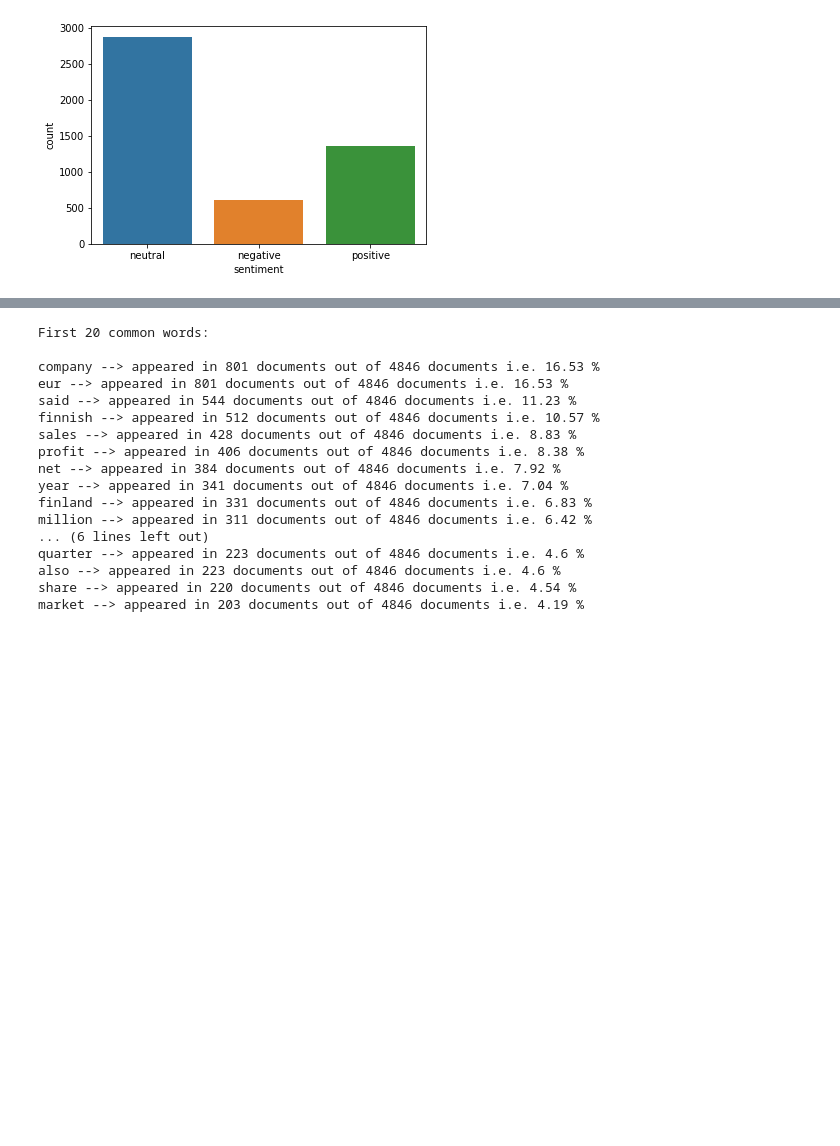
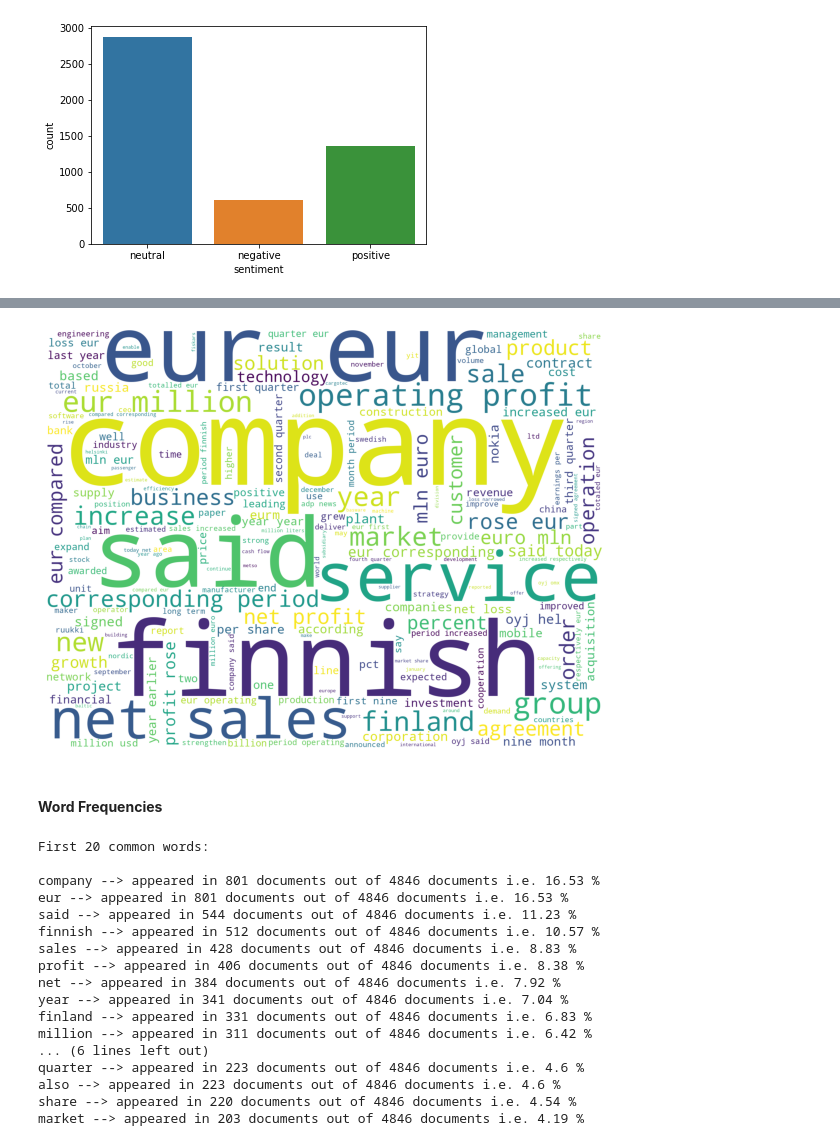
Before and after one commit to achrafbalij/Sentiment-Analysis-on-Financial-News, a Jupyter notebook: SENTIMENT_ANALYSIS.ipynb, the cells around one changed output, grey strips where cells are left out. Drawn from its saved outputs; the diff is of its cells as text; code cells hidden in the pictures; blank space fills up the shorter version.

```diff
--- a/SENTIMENT_ANALYSIS.ipynb
+++ b/SENTIMENT_ANALYSIS.ipynb
@@ -230,3 +185,9 @@ plt.show()
+# %%
+plot_wordcloud(data[data['sentiment']=='positive'])
+# %% [output]
+[figure, added]
+# %% [markdown]
+#### **Word Frequencies**
 # %%
 c_unique = Counter()
 for ind in df.index:
```
Also changed, not shown: parts of 15 cells of this notebook.
